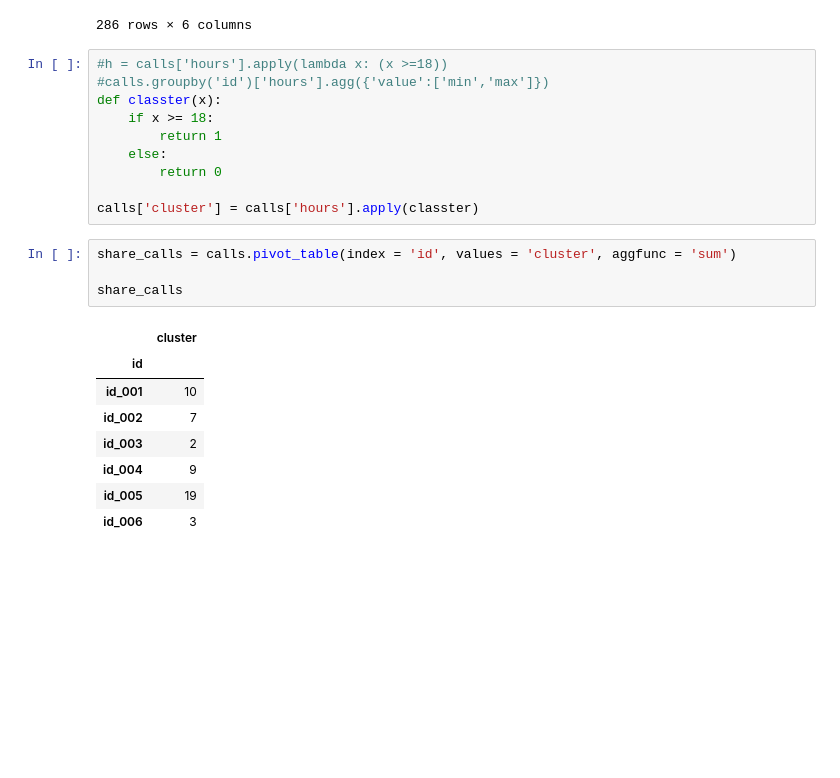
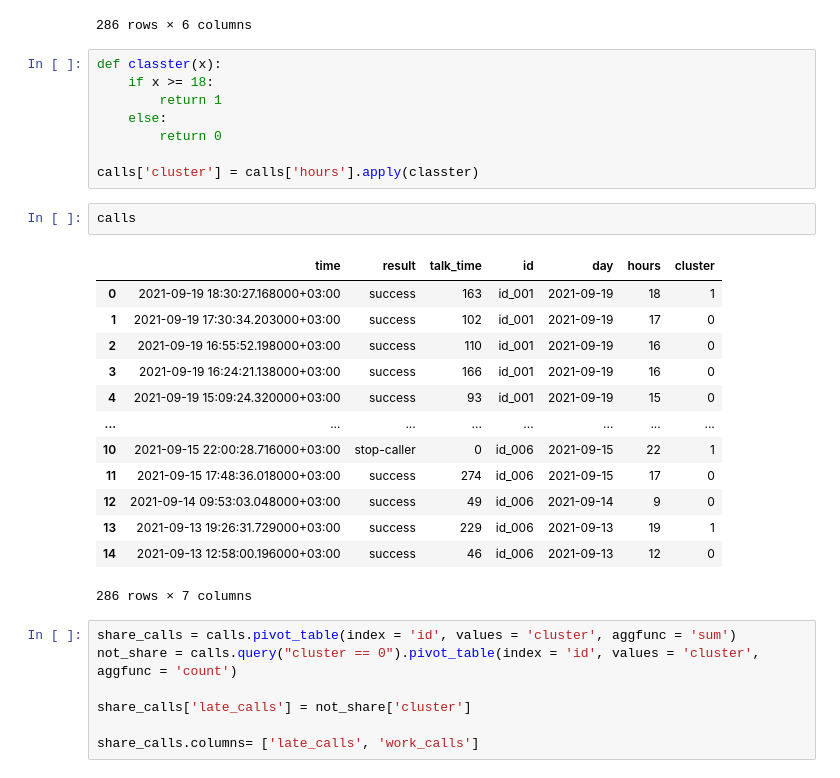
Before and after one commit to ViacheslavPogorelyy/projects_for_autoru, a Jupyter notebook: analytics_of_parts/Project.ipynb, the cells around one changed output. Saved outputs shown, nothing was run; the diff lists cells and outputs as text; blank space fills up the shorter version.

```diff
--- a/analytics_of_parts/Project.ipynb
+++ b/analytics_of_parts/Project.ipynb
@@ -344,8 +344,6 @@ calls
 | 14 | 2021-09-13 12:58:00.196000+03:00 | success | 46 | id_006 | 2021-09-13 | 12 |
 286 rows × 6 columns
 # %%
-#h = calls['hours'].apply(lambda x: (x >=18))
-#calls.groupby('id')['hours'].agg({'value':['min','max']})
 def classter(x):
     if x >= 18:
         return 1
@@ -353,16 +351,26 @@ def classter(x):
         return 0
 
 calls['cluster'] = calls['hours'].apply(classter)
+# %%
+calls
+# %% [output]
+|  | time | result | talk_time | id | day | hours | cluster |
+| 0 | 2021-09-19 18:30:27.168000+03:00 | success | 163 | id_001 | 2021-09-19 | 18 | 1 |
+| 1 | 2021-09-19 17:30:34.203000+03:00 | success | 102 | id_001 | 2021-09-19 | 17 | 0 |
+| 2 | 2021-09-19 16:55:52.198000+03:00 | success | 110 | id_001 | 2021-09-19 | 16 | 0 |
+| 3 | 2021-09-19 16:24:21.138000+03:00 | success | 166 | id_001 | 2021-09-19 | 16 | 0 |
+| 4 | 2021-09-19 15:09:24.320000+03:00 | success | 93 | id_001 | 2021-09-19 | 15 | 0 |
+| ... | ... | ... | ... | ... | ... | ... | ... |
+| 10 | 2021-09-15 22:00:28.716000+03:00 | stop-caller | 0 | id_006 | 2021-09-15 | 22 | 1 |
+| 11 | 2021-09-15 17:48:36.018000+03:00 | success | 274 | id_006 | 2021-09-15 | 17 | 0 |
+| 12 | 2021-09-14 09:53:03.048000+03:00 | success | 49 | id_006 | 2021-09-14 | 9 | 0 |
+| 13 | 2021-09-13 19:26:31.729000+03:00 | success | 229 | id_006 | 2021-09-13 | 19 | 1 |
+| 14 | 2021-09-13 12:58:00.196000+03:00 | success | 46 | id_006 | 2021-09-13 | 12 | 0 |
+286 rows × 7 columns
 # %%
 share_calls = calls.pivot_table(index = 'id', values = 'cluster', aggfunc = 'sum')
+not_share = calls.query("cluster == 0").pivot_table(index = 'id', values = 'cluster', aggfunc = 'count')
 
-share_calls
+share_calls['late_calls'] = not_share['cluster']
+
+share_calls.columns= ['late_calls', 'work_calls']
-# %% [output]
-|  | cluster |
-| id |  |
-| id_001 | 10 |
-| id_002 | 7 |
-| id_003 | 2 |
-| id_004 | 9 |
-| id_005 | 19 |
-| id_006 | 3 |
```
Also changed, not shown: parts of 2 cells of this notebook.
